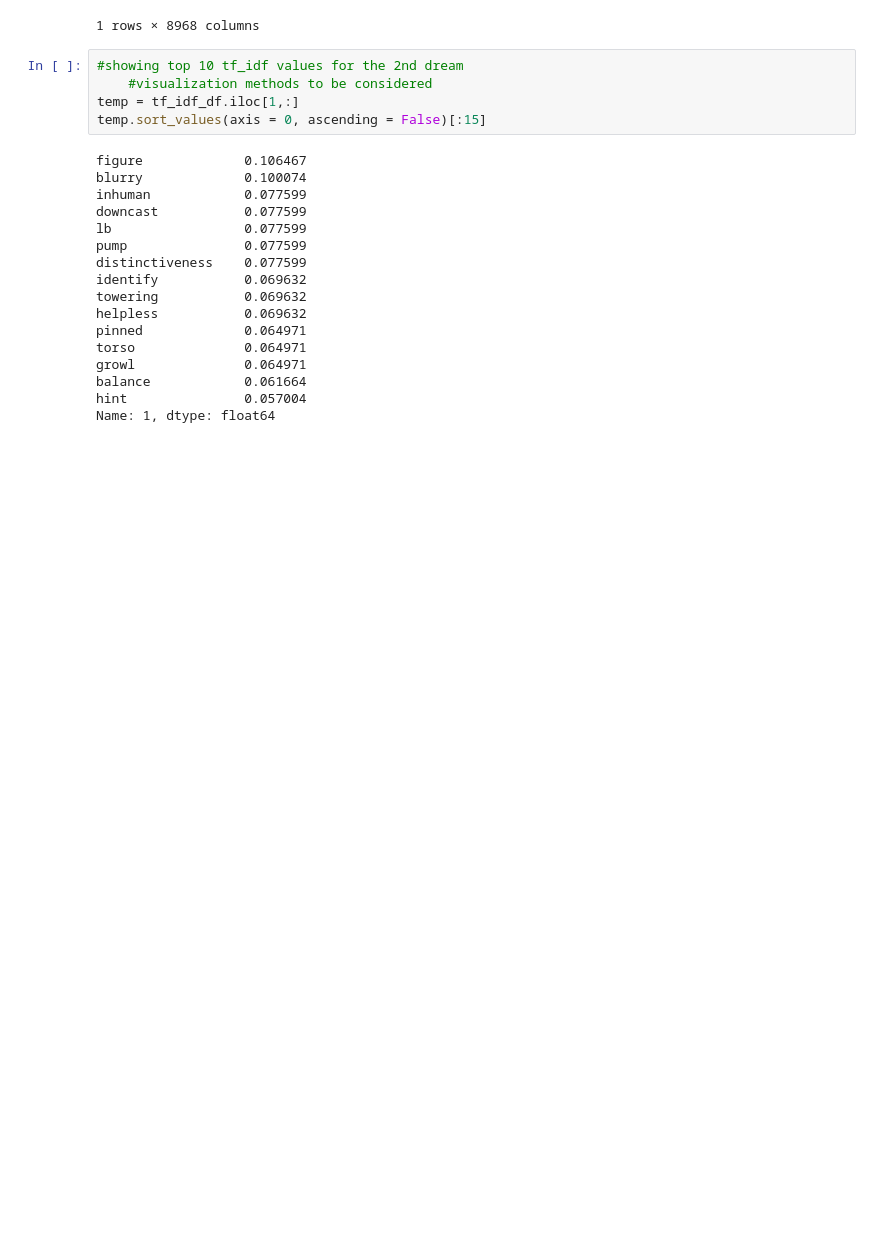
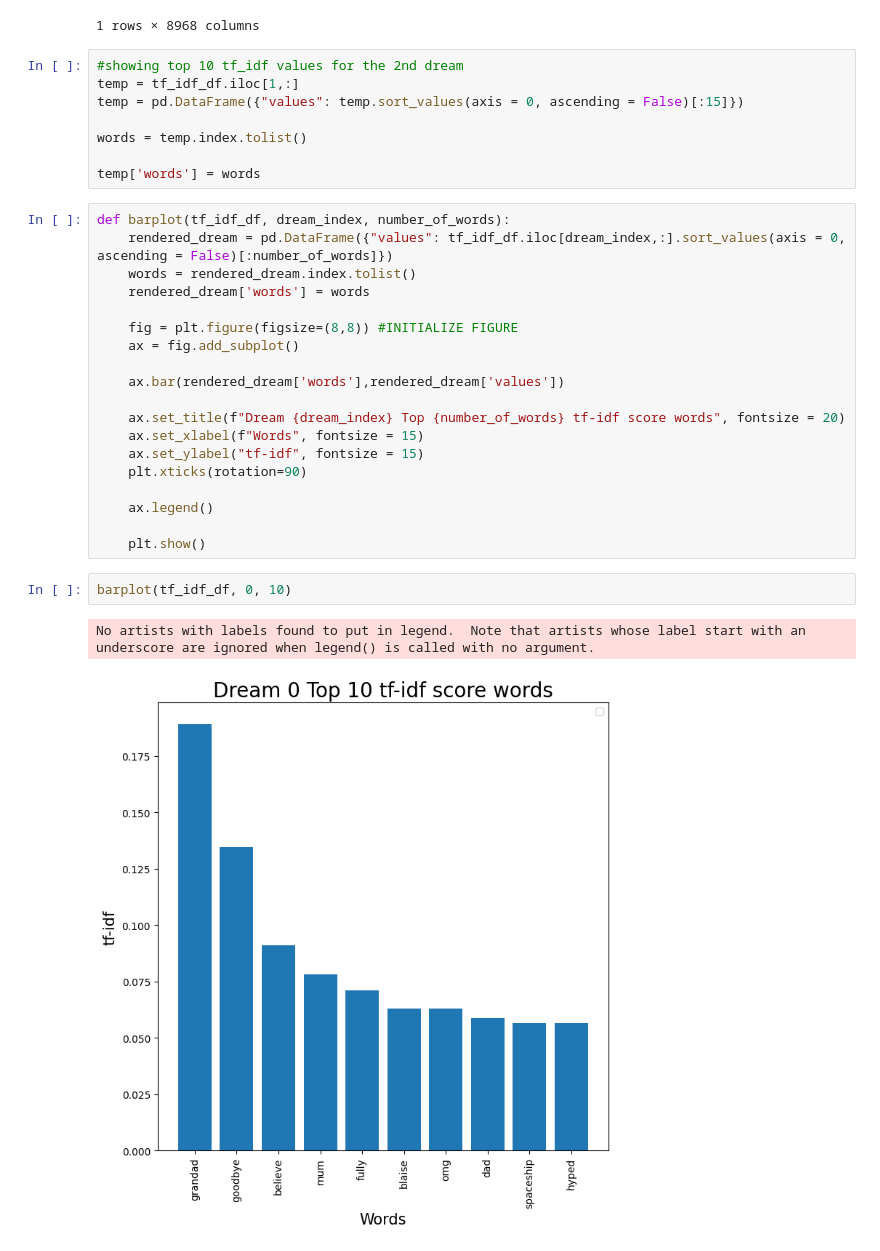
Before and after one commit to veochae/Dreams, a Jupyter notebook: non_neural_models/tf-idf.ipynb, the cells around one changed output. Saved outputs shown, nothing was run; the diff lists cells and outputs as text; blank space fills up the shorter version.

Commit message:
5.10 meetings notes and details

```diff
--- a/non_neural_models/tf-idf.ipynb
+++ b/non_neural_models/tf-idf.ipynb
@@ -86,23 +90,33 @@ idf_df.loc[idf_df['abandon'] >0]
 1 rows × 8968 columns
 # %%
 #showing top 10 tf_idf values for the 2nd dream
-    #visualization methods to be considered
 temp = tf_idf_df.iloc[1,:]
-temp.sort_values(axis = 0, ascending = False)[:15]
+temp = pd.DataFrame({"values": temp.sort_values(axis = 0, ascending = False)[:15]})
+
+words = temp.index.tolist()
+
+temp['words'] = words
-# %% [output]
-figure             0.106467
-blurry             0.100074
-inhuman            0.077599
-downcast           0.077599
-lb                 0.077599
-pump               0.077599
-distinctiveness    0.077599
-identify           0.069632
-towering           0.069632
-helpless           0.069632
-pinned             0.064971
-torso              0.064971
-growl              0.064971
-balance            0.061664
-hint               0.057004
-Name: 1, dtype: float64
+# %%
+def barplot(tf_idf_df, dream_index, number_of_words):
+    rendered_dream = pd.DataFrame({"values": tf_idf_df.iloc[dream_index,:].sort_values(axis = 0, ascending = False)[:number_of_words]})
+    words = rendered_dream.index.tolist()
+    rendered_dream['words'] = words
+
+    fig = plt.figure(figsize=(8,8)) #INITIALIZE FIGURE
+    ax = fig.add_subplot()
+
+    ax.bar(rendered_dream['words'],rendered_dream['values'])
+
+    ax.set_title(f"Dream {dream_index} Top {number_of_words} tf-idf score words", fontsize = 20)
+    ax.set_xlabel(f"Words", fontsize = 15)
+    ax.set_ylabel("tf-idf", fontsize = 15)
+    plt.xticks(rotation=90)
+
+    ax.legend()
+
+    plt.show()
+# %%
+barplot(tf_idf_df, 0, 10)
+# %% [output]
+No artists with labels found to put in legend.  Note that artists whose label start with an underscore are ignored when legend() is called with no argument.
+[figure, added]
```
Also changed, not shown: parts of 11 cells of this notebook, 3 other files.
